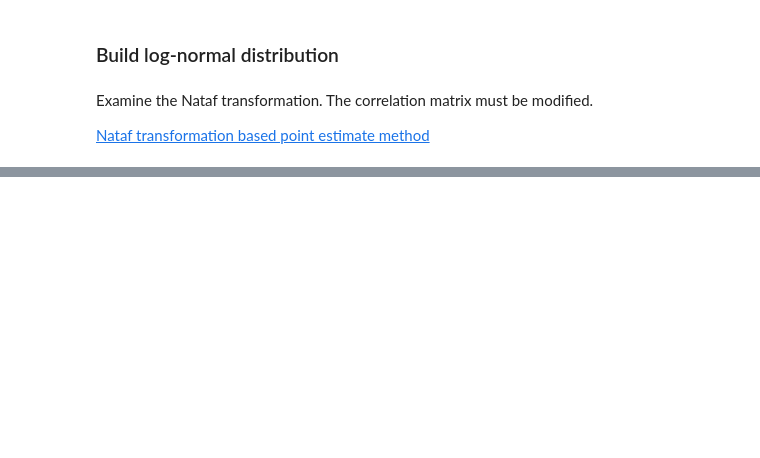
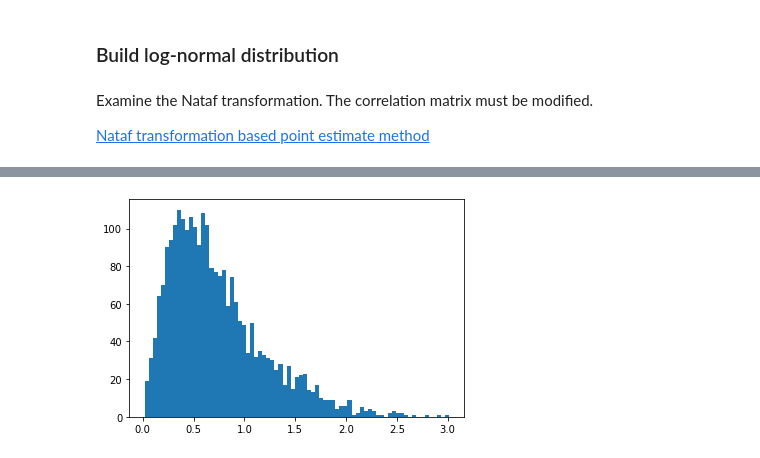
Before and after one commit to mark-hobbs/pyrf, a Jupyter notebook: Random_field_generation.ipynb, the cells around one changed output, grey strips where cells are left out. Cells and saved outputs as stored; diff of their text form; code cells hidden in the pictures; blank space fills up the shorter version.

```diff
--- a/Random_field_generation.ipynb
+++ b/Random_field_generation.ipynb
@@ -88,0 +101,5 @@ Standard deviation : 12.58
+# %%
+rv_weib = stats.weibull_min.ppf(rv_norm, 1, loc=0, scale=1)
+plt.hist(rv_weib, 75);
+# %% [output]
+[figure, added]
```
Also changed, not shown: parts of 12 cells of this notebook, 3 other files.
